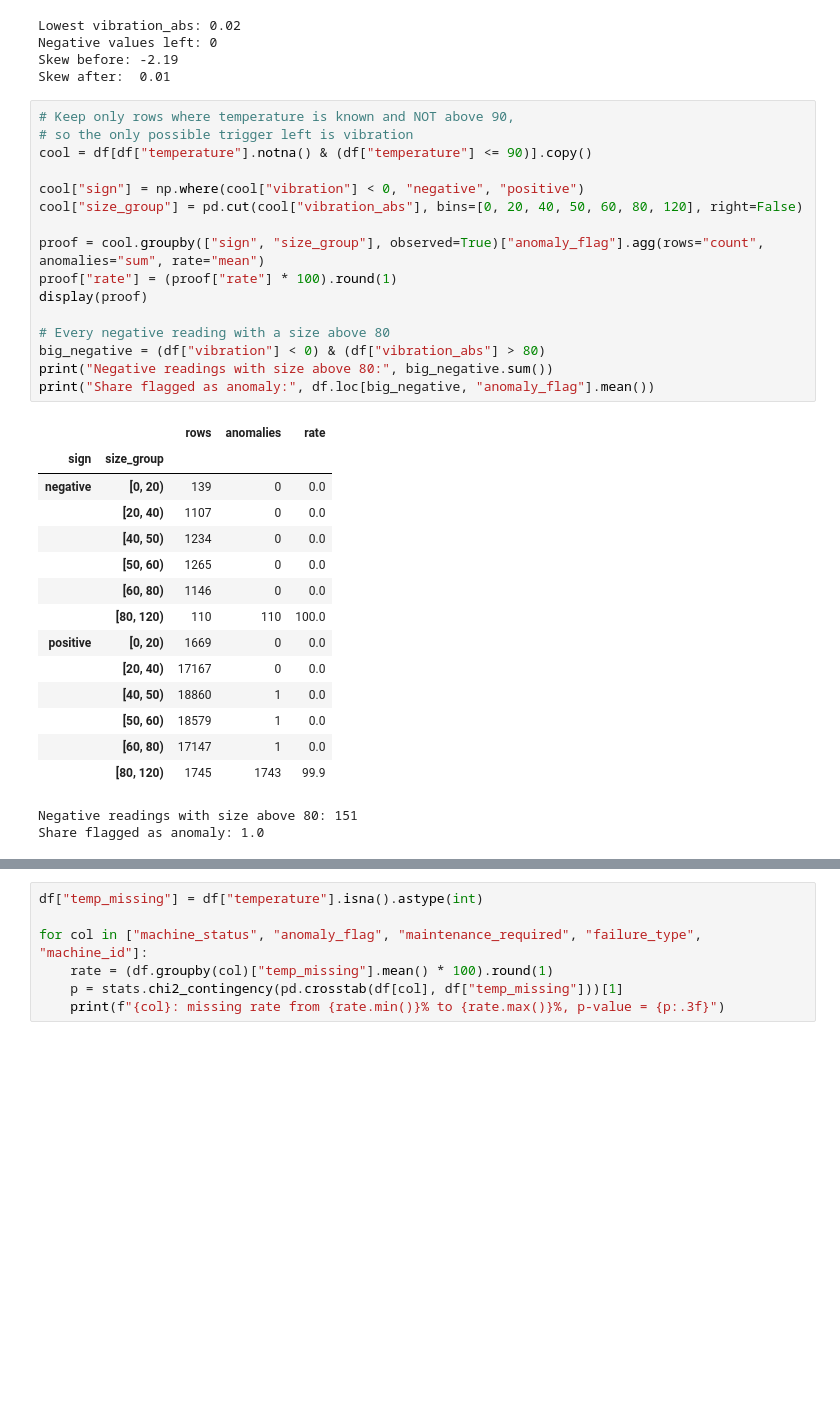
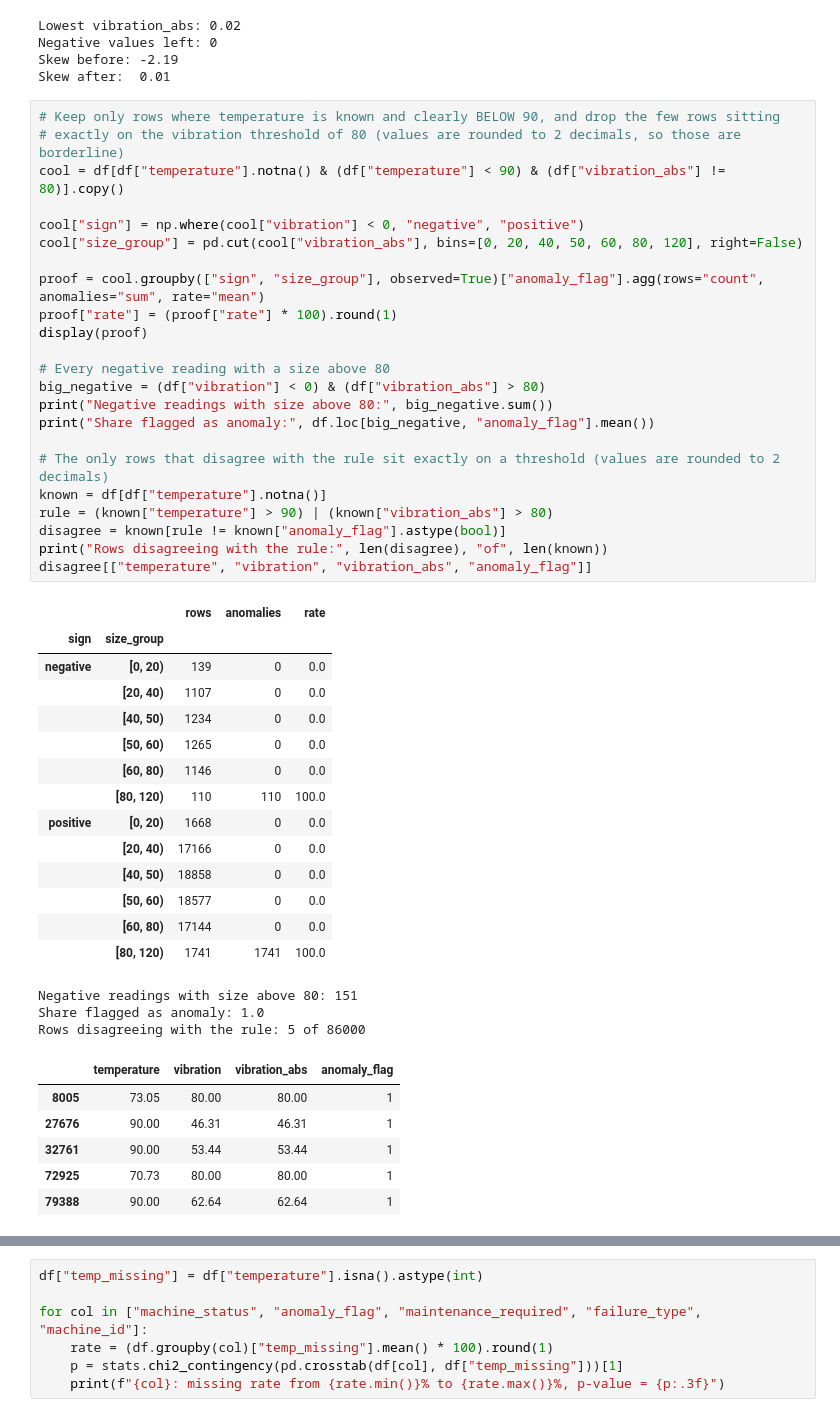
Before and after one commit to OreChemist/EGT309-Project-ML-ZA-, a Jupyter notebook: src/EDA_V1.ipynb, the cells around one changed output, grey strips where cells are left out. Cells and saved outputs as stored; diff of their text form; blank space fills up the shorter version.

```diff
--- a/src/EDA_V1.ipynb
+++ b/src/EDA_V1.ipynb
@@ -149,36 +149,50 @@ Negative values left: 0
 Skew before: -2.19
 Skew after:  0.01
 # %%
-# Keep only rows where temperature is known and NOT above 90,
-# so the only possible trigger left is vibration
-cool = df[df["temperature"].notna() & (df["temperature"] <= 90)].copy()
+# Keep only rows where temperature is known and clearly BELOW 90, and drop the few rows sitting
+# exactly on the vibration threshold of 80 (values are rounded to 2 decimals, so those are borderline)
+cool = df[df["temperature"].notna() & (df["temperature"] < 90) & (df["vibration_abs"] != 80)].copy()
 
 cool["sign"] = np.where(cool["vibration"] < 0, "negative", "positive")
 cool["size_group"] = pd.cut(cool["vibration_abs"], bins=[0, 20, 40, 50, 60, 80, 120], right=False)
 
 proof = cool.groupby(["sign", "size_group"], observed=True)["anomaly_flag"].agg(rows="count", anomalies="sum", rate="mean")
 proof["rate"] = (proof["rate"] * 100).round(1)
 display(proof)
 
 # Every negative reading with a size above 80
 big_negative = (df["vibration"] < 0) & (df["vibration_abs"] > 80)
 print("Negative readings with size above 80:", big_negative.sum())
 print("Share flagged as anomaly:", df.loc[big_negative, "anomaly_flag"].mean())
+
+# The only rows that disagree with the rule sit exactly on a threshold (values are rounded to 2 decimals)
+known = df[df["temperature"].notna()]
+rule = (known["temperature"] > 90) | (known["vibration_abs"] > 80)
+disagree = known[rule != known["anomaly_flag"].astype(bool)]
+print("Rows disagreeing with the rule:", len(disagree), "of", len(known))
+disagree[["temperature", "vibration", "vibration_abs", "anomaly_flag"]]
 # %% [output]
 |  |  | rows | anomalies | rate |
 | sign | size_group |  |  |  |
 | negative | [0, 20) | 139 | 0 | 0.0 |
 |  | [20, 40) | 1107 | 0 | 0.0 |
 |  | [40, 50) | 1234 | 0 | 0.0 |
 |  | [50, 60) | 1265 | 0 | 0.0 |
 |  | [60, 80) | 1146 | 0 | 0.0 |
 |  | [80, 120) | 110 | 110 | 100.0 |
-| positive | [0, 20) | 1669 | 0 | 0.0 |
-|  | [20, 40) | 17167 | 0 | 0.0 |
-|  | [40, 50) | 18860 | 1 | 0.0 |
-|  | [50, 60) | 18579 | 1 | 0.0 |
-|  | [60, 80) | 17147 | 1 | 0.0 |
-|  | [80, 120) | 1745 | 1743 | 99.9 |
+| positive | [0, 20) | 1668 | 0 | 0.0 |
+|  | [20, 40) | 17166 | 0 | 0.0 |
+|  | [40, 50) | 18858 | 0 | 0.0 |
+|  | [50, 60) | 18577 | 0 | 0.0 |
+|  | [60, 80) | 17144 | 0 | 0.0 |
+|  | [80, 120) | 1741 | 1741 | 100.0 |
 Negative readings with size above 80: 151
 Share flagged as anomaly: 1.0
+Rows disagreeing with the rule: 5 of 86000
+|  | temperature | vibration | vibration_abs | anomaly_flag |
+| 8005 | 73.05 | 80.00 | 80.00 | 1 |
+| 27676 | 90.00 | 46.31 | 46.31 | 1 |
+| 32761 | 90.00 | 53.44 | 53.44 | 1 |
+| 72925 | 70.73 | 80.00 | 80.00 | 1 |
+| 79388 | 90.00 | 62.64 | 62.64 | 1 |
 # %% [markdown]
```
Also changed, not shown: parts of 18 cells of this notebook.
